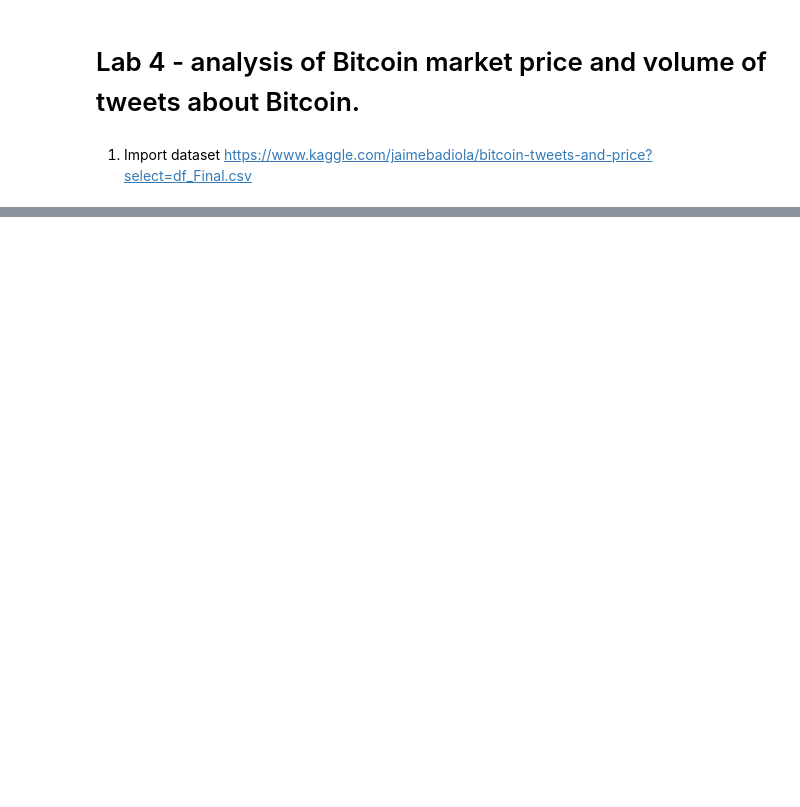
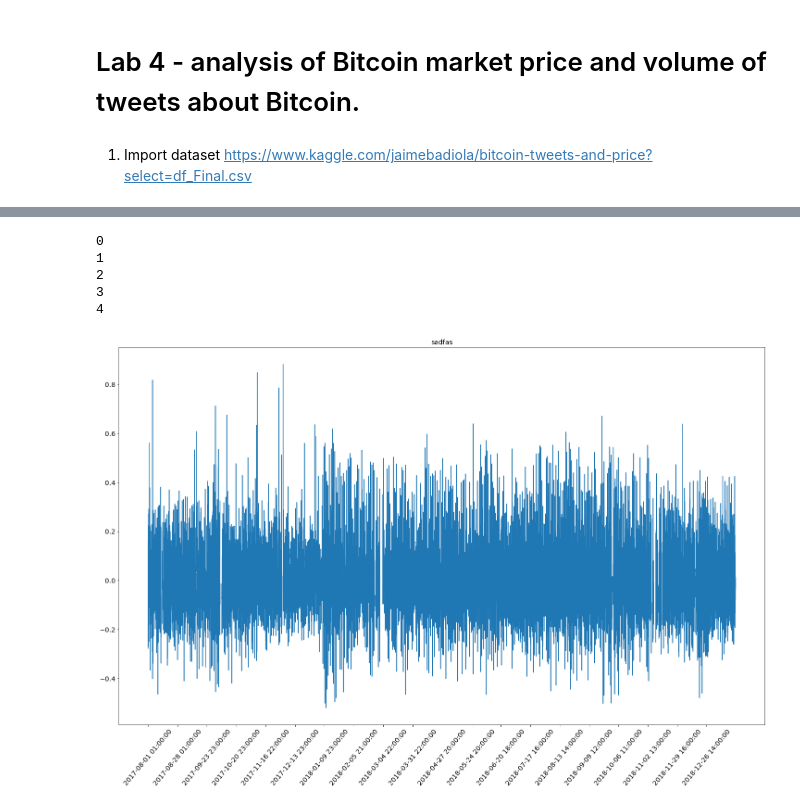
Before and after one commit to szanuje/ml, a Jupyter notebook: lab4/lab4.ipynb, the cells around one changed output, grey strips where cells are left out. Saved outputs shown, nothing was run; the diff lists cells and outputs as text; code cells hidden in the pictures; blank space fills up the shorter version.

Commit message:
introduce outliers and stationary

```diff
--- a/lab4/lab4.ipynb
+++ b/lab4/lab4.ipynb
@@ -48,0 +48,39 @@ plt.show()
+# %%
+a = [1, 2, 3, 4, 5]
+b = [1, 2]
+for idx, val in enumerate(a):
+    print(idx)
+# %% [output]
+0
+1
+2
+3
+4
+# %%
+def detect_outlier(data_1, threshold):
+    outliers = []
+
+    mean_1 = np.mean(data_1)
+    std_1 =np.std(data_1)
+
+    for idx, val in enumerate(data_1):
+        z_score= (val - mean_1)/std_1
+        if np.abs(z_score) > threshold:
+            outliers.append(idx)
+    return outliers
+
+
+tweets_log_diff = np.log(df['Total Volume of Tweets']).diff()
+outliers = detect_outlier(tweets_log_diff, 5)
+
+diff_df = df['Date']
+for i in sorted(outliers, reverse=True):
+    del diff_df[i]
+    del tweets_log_diff[i]
+
+plt.plot(diff_df, tweets_log_diff)
+plt.title('sadfas')
+plt.xticks(df['Date'][1:-1:step], rotation=50)
+plt.show()
+# %% [output]
+[figure, added]
```
Also changed, not shown: parts of 4 cells of this notebook.
